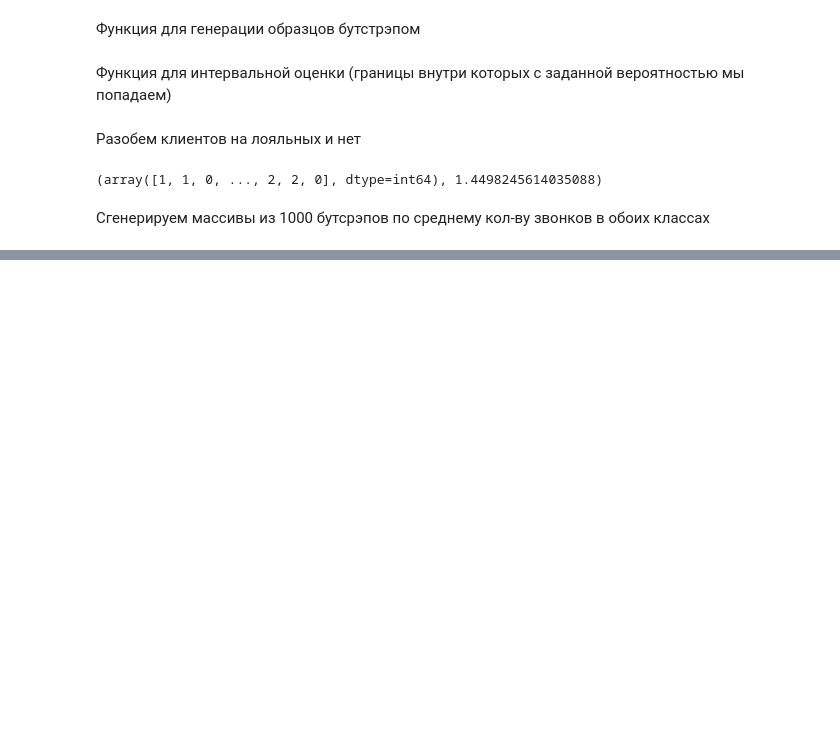
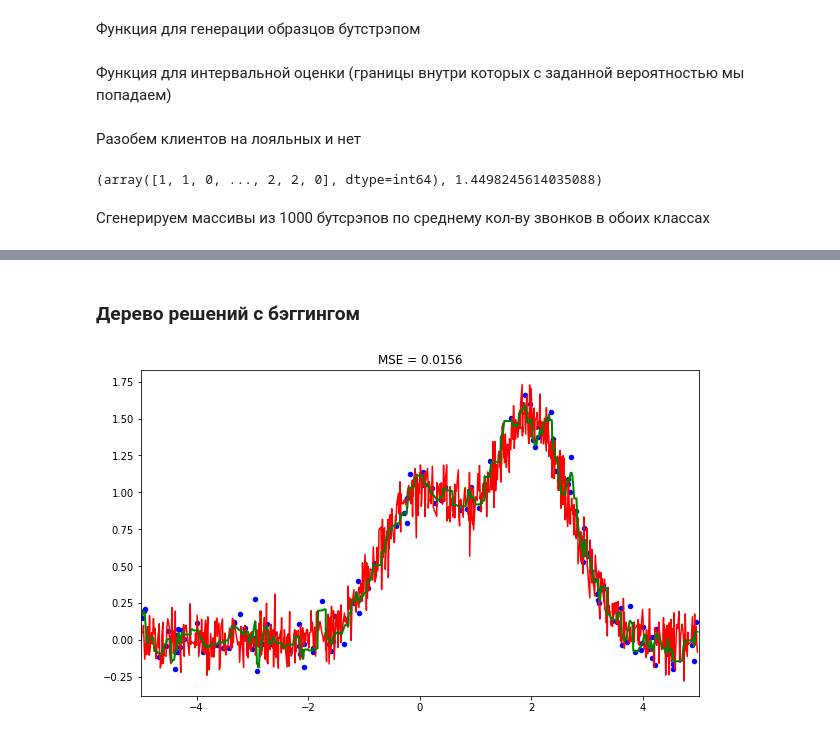
Before and after one commit to AlexeyMarg/open_ai_course, a Jupyter notebook: 5_ensembles/5_ensembles.ipynb, the cells around one changed output, grey strips where cells are left out. Cells and saved outputs as stored; diff of their text form; code cells hidden in the pictures; blank space fills up the shorter version.

```diff
--- a/5_ensembles/5_ensembles.ipynb
+++ b/5_ensembles/5_ensembles.ipynb
@@ -63,0 +116,11 @@ Service calls from churn:  mean interval [2.07034161 2.38923395]
+# %% [markdown]
+### Дерево решений c бэггингом
+# %%
+from sklearn.ensemble import BaggingRegressor
+
+bagtree_reg = BaggingRegressor(DecisionTreeRegressor(), n_estimators=10).fit(X_train, y_train)
+bagtree_reg_predict = bagtree_reg.predict(X_test)
+
+plot_results(X_train, y_train, X_test, y_test, bagtree_reg_predict)
+# %% [output]
+[figure, added]
```
Also changed, not shown: parts of 60 cells of this notebook.
